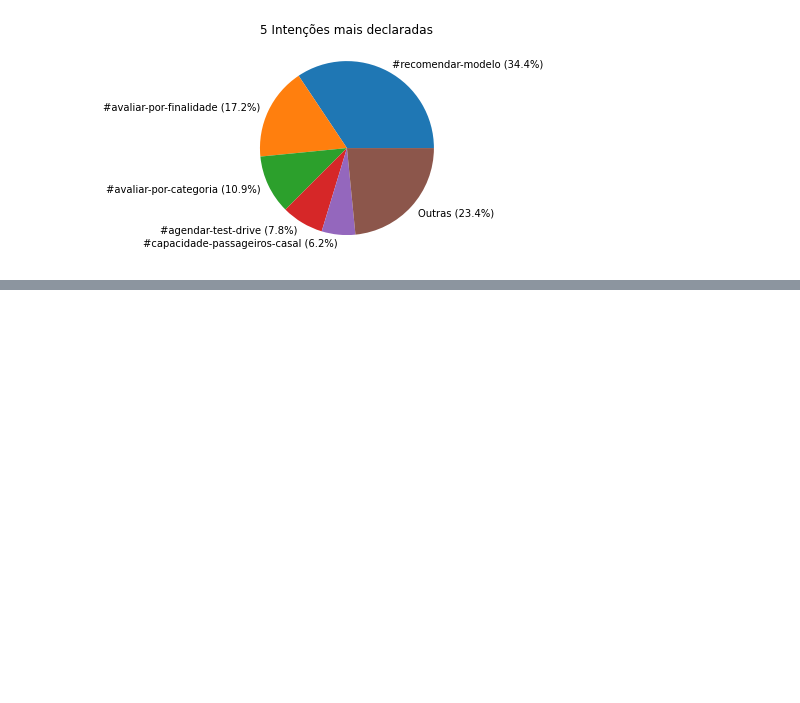
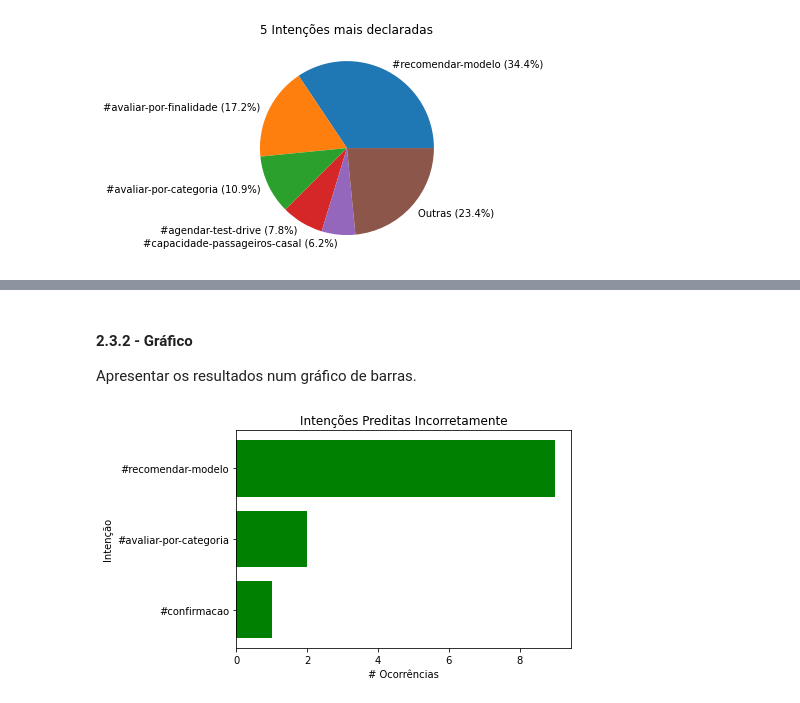
Before and after one commit to RafaelSchubert/furb-data-science-chatbot, a Jupyter notebook: analise/analise-desempenho.ipynb, the cells around one changed output, grey strips where cells are left out. Saved outputs shown, nothing was run; the diff lists cells and outputs as text; code cells hidden in the pictures; blank space fills up the shorter version.

```diff
--- a/analise/analise-desempenho.ipynb
+++ b/analise/analise-desempenho.ipynb
@@ -331,0 +355,16 @@ plt.show()
+# %%
+def checar_intencao_mensagem_incorreta(linha: pd.Series) -> bool:
+    if not linha['intencao_esperada']:
+        return False
+    if not linha['intencoes']:
+        return True
+    return linha['intencoes'][0] != linha['intencao_esperada']
+
+filtro_intencao_incorreta = df_mensagens[['intencao_esperada', 'intencoes']].apply(
+    checar_intencao_mensagem_incorreta,
+    axis=1
+)
+
+df_mensagens_intencao_incorreta = df_mensagens[filtro_intencao_incorreta]
+
+df_mensagens_intencao_incorreta.head()
@@ -331,0 +378,19 @@ plt.show()
+# %%
+contagem_intencoes_incorretas = Counter(df_mensagens_intencao_incorreta['intencao_esperada'])
+contagem_intencoes_incorretas = dict(sorted(contagem_intencoes_incorretas.items(), key=lambda x: x[1]))
+# %% [markdown]
+#### 2.3.2 - Gráfico
+
+Apresentar os resultados num gráfico de barras.
+# %%
+plt.barh(
+    list(contagem_intencoes_incorretas.keys()),
+    list(contagem_intencoes_incorretas.values()),
+    color='green'
+)
+plt.title('Intenções Preditas Incorretamente')
+plt.xlabel('# Ocorrências')
+plt.ylabel('Intenção')
+plt.show()
+# %% [output]
+[figure, added]
```
Also changed, not shown: parts of 8 cells of this notebook.
